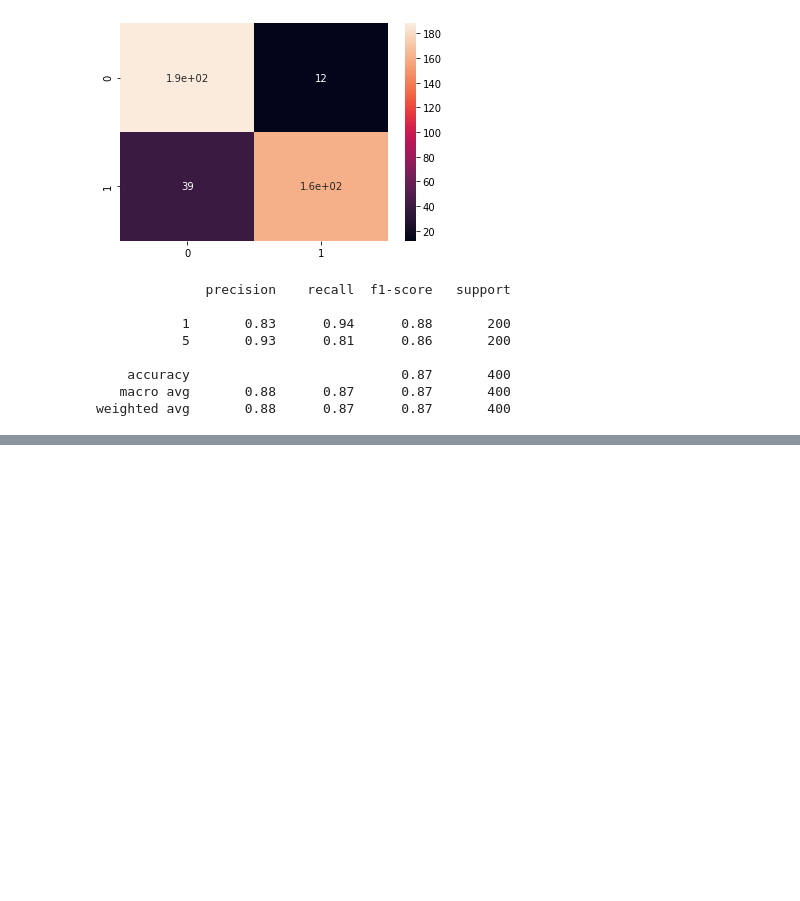
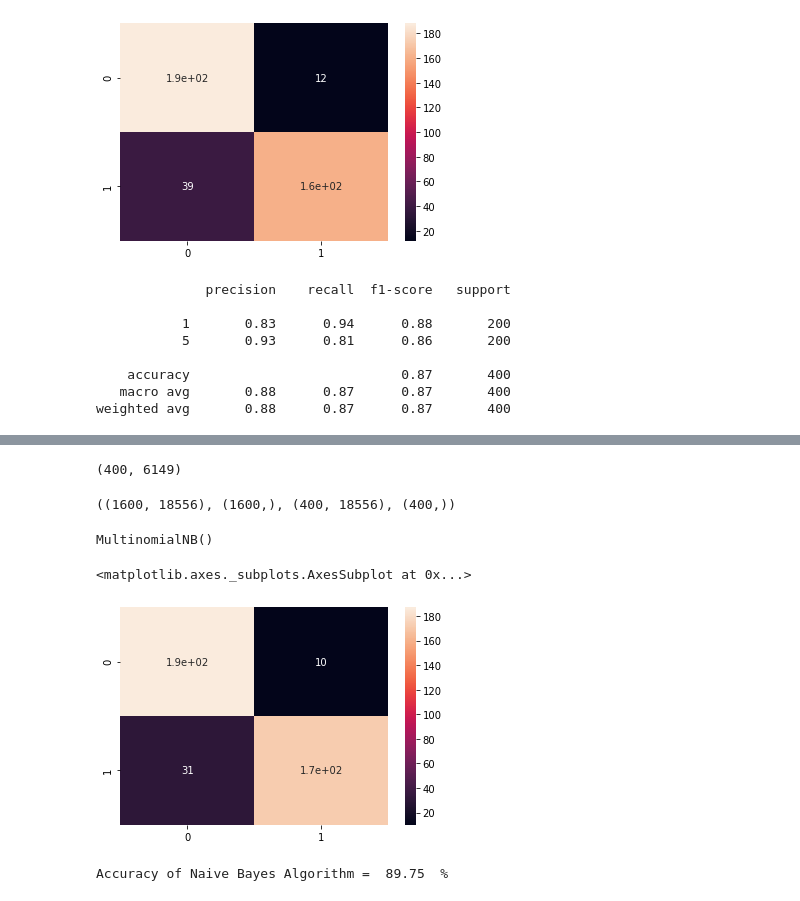
Before and after one commit to AhmadAbdElhameed/Yelp-data-science-project, a Jupyter notebook: Yelp_Reviews V2.ipynb, the cells around one changed output, grey strips where cells are left out. Drawn from its saved outputs; the diff is of its cells as text; code cells hidden in the pictures; blank space fills up the shorter version.

Commit message:
Adding A new version of yelp project for applying NLP algorithm

```diff
--- a/Yelp_Reviews V2.ipynb
+++ b/Yelp_Reviews V2.ipynb
@@ -415,0 +433,4 @@ weighted avg       0.88      0.87      0.87       400
+# %%
+%%time
+from sklearn.feature_extraction.text import TfidfTransformer
+reviews_tfidf = TfidfTransformer().fit_transform(reviews_count_vectorizer)
@@ -415,0 +443,32 @@ weighted avg       0.88      0.87      0.87       400
+# %%
+reviews_tfidf_X_test.shape
+# %% [output]
+(400, 6149)
+# %%
+from sklearn.model_selection import train_test_split
+X = reviews_tfidf
+y = df['stars']
+X_train,X_test,y_train,y_test = train_test_split(X,y,test_size = 0.2)
+# %%
+X_train.shape,y_train.shape,X_test.shape,y_test.shape
+# %% [output]
+((1600, 18556), (1600,), (400, 18556), (400,))
+# %%
+from sklearn.naive_bayes import MultinomialNB
+
+NB_classifier = MultinomialNB()
+NB_classifier.fit(X_train,y_train)
+# %% [output]
+MultinomialNB()
+# %%
+y_preds = NB_classifier.predict(X_test)
+# %%
+cm = confusion_matrix(y_test,y_preds)
+sns.heatmap(cm,annot = True)
+# %% [output]
+<matplotlib.axes._subplots.AxesSubplot at 0x...>
+[figure, added]
+# %%
+print("Accuracy of Naive Bayes Algorithm = ",accuracy_score(y_test,y_preds) * 100 ," %")
+# %% [output]
+Accuracy of Naive Bayes Algorithm =  89.75  %
```
Also changed, not shown: parts of 25 cells of this notebook.
